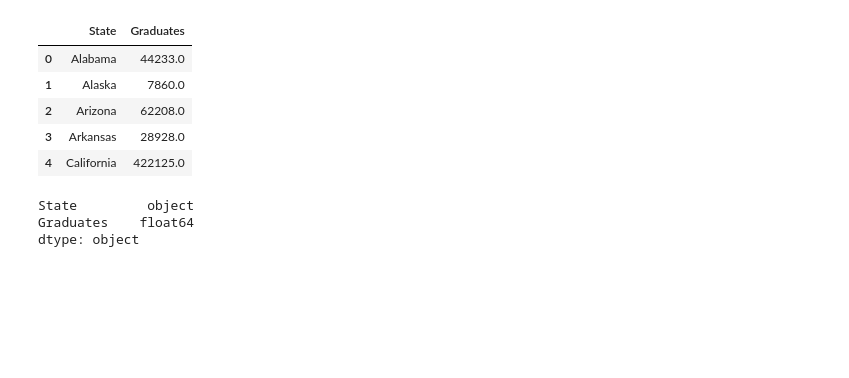
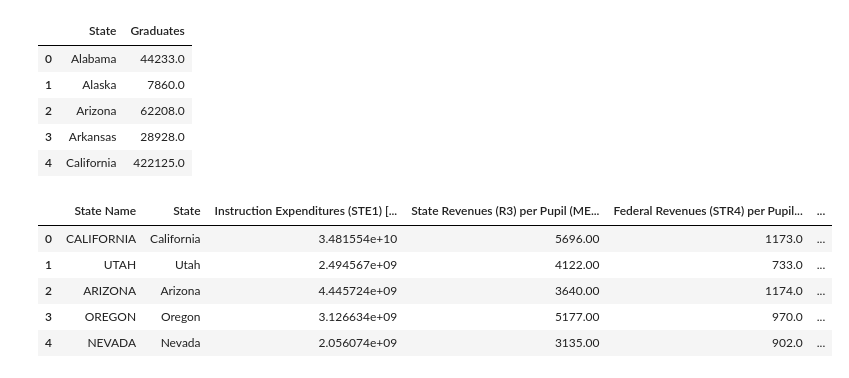
Before and after one commit to sagehan1/project-1, a Jupyter notebook: code-1.ipynb, the cells around one changed output. Saved outputs shown, nothing was run; the diff lists cells and outputs as text; code cells hidden in the pictures; blank space fills up the shorter version.

```diff
--- a/code-1.ipynb
+++ b/code-1.ipynb
@@ -37,9 +47,14 @@ graduation_data_copy.head()
 | 2 | Arizona | 62208.0 |
 | 3 | Arkansas | 28928.0 |
 | 4 | California | 422125.0 |
-# %%
-graduation_data_copy.dtypes
-# %% [output]
-State         object
-Graduates    float64
-dtype: object
+# %%
+state_data_copy=state_data_df.copy()
+state_data_copy=state_data_copy.rename(columns={"State Name [State] 2012-13":"State"})
+state_data_copy.head()
+# %% [output]
+|  | State Name | State | Instruction Expenditures (STE1) [... | State Revenues (R3) per Pupil (ME... | Federal Revenues (STR4) per Pupil... | ... |
+| 0 | CALIFORNIA | California | 3.481554e+10 | 5696.00 | 1173.0 | ... |
+| 1 | UTAH | Utah | 2.494567e+09 | 4122.00 | 733.0 | ... |
+| 2 | ARIZONA | Arizona | 4.445724e+09 | 3640.00 | 1174.0 | ... |
+| 3 | OREGON | Oregon | 3.126634e+09 | 5177.00 | 970.0 | ... |
+| 4 | NEVADA | Nevada | 2.056074e+09 | 3135.00 | 902.0 | ... |
```
Also changed, not shown: parts of 7 cells of this notebook.
